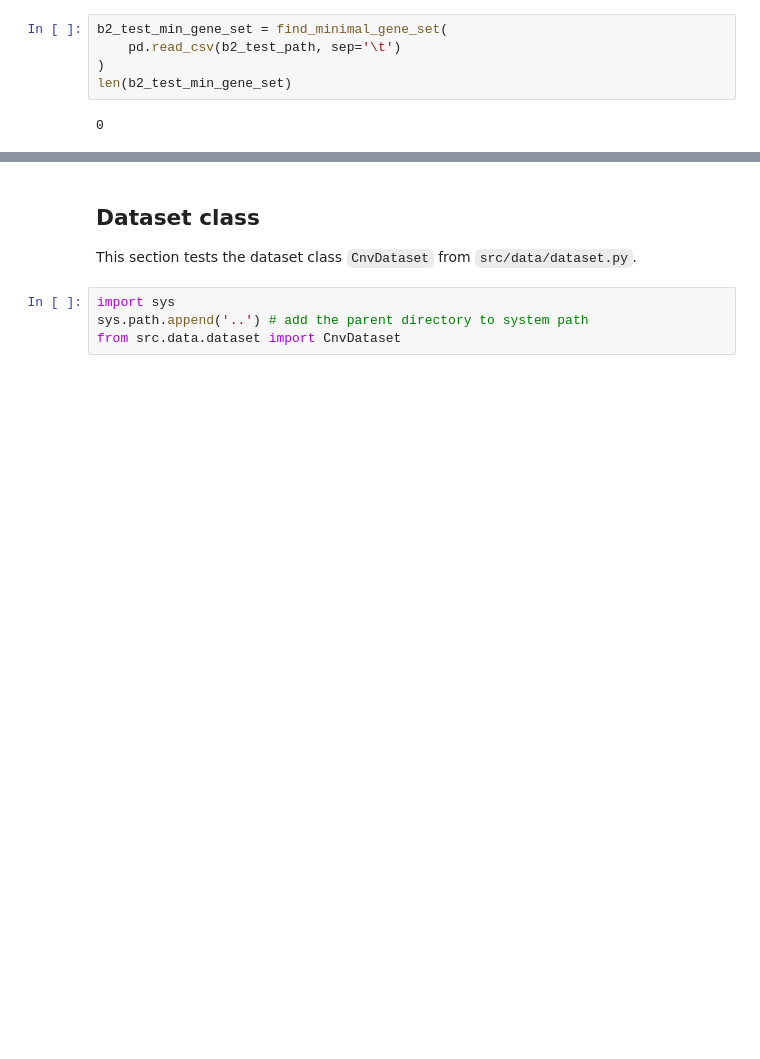
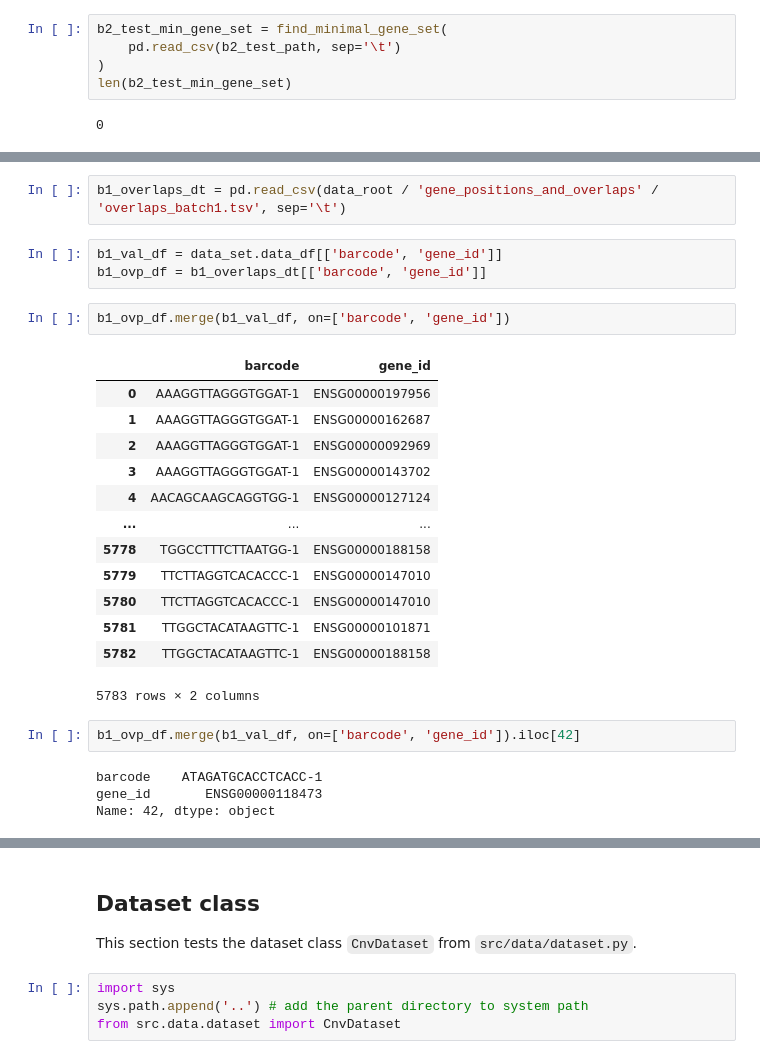
Before and after one commit to riccardoAli31/Gene-expression-changes-from-CNV, a Jupyter notebook: preprocessing/dataset_exploration.ipynb, the cells around one changed output, grey strips where cells are left out. Cells and saved outputs as stored; diff of their text form; blank space fills up the shorter version.

```diff
--- a/preprocessing/dataset_exploration.ipynb
+++ b/preprocessing/dataset_exploration.ipynb
@@ -159,0 +236,27 @@ len(b2_test_min_gene_set)
+# %%
+b1_overlaps_dt = pd.read_csv(data_root / 'gene_positions_and_overlaps' / 'overlaps_batch1.tsv', sep='\t')
+# %%
+b1_val_df = data_set.data_df[['barcode', 'gene_id']]
+b1_ovp_df = b1_overlaps_dt[['barcode', 'gene_id']]
+# %%
+b1_ovp_df.merge(b1_val_df, on=['barcode', 'gene_id'])
+# %% [output]
+|  | barcode | gene_id |
+| 0 | AAAGGTTAGGGTGGAT-1 | ENSG00000197956 |
+| 1 | AAAGGTTAGGGTGGAT-1 | ENSG00000162687 |
+| 2 | AAAGGTTAGGGTGGAT-1 | ENSG00000092969 |
+| 3 | AAAGGTTAGGGTGGAT-1 | ENSG00000143702 |
+| 4 | AACAGCAAGCAGGTGG-1 | ENSG00000127124 |
+| ... | ... | ... |
+| 5778 | TGGCCTTTCTTAATGG-1 | ENSG00000188158 |
+| 5779 | TTCTTAGGTCACACCC-1 | ENSG00000147010 |
+| 5780 | TTCTTAGGTCACACCC-1 | ENSG00000147010 |
+| 5781 | TTGGCTACATAAGTTC-1 | ENSG00000101871 |
+| 5782 | TTGGCTACATAAGTTC-1 | ENSG00000188158 |
+5783 rows × 2 columns
+# %%
+b1_ovp_df.merge(b1_val_df, on=['barcode', 'gene_id']).iloc[42]
+# %% [output]
+barcode    ATAGATGCACCTCACC-1
+gene_id       ENSG00000118473
+Name: 42, dtype: object
```
Also changed, not shown: parts of 30 cells of this notebook.
